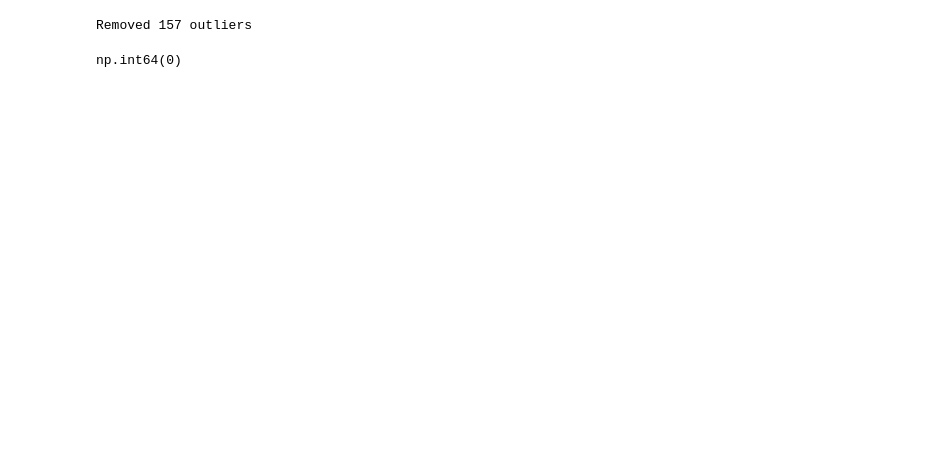
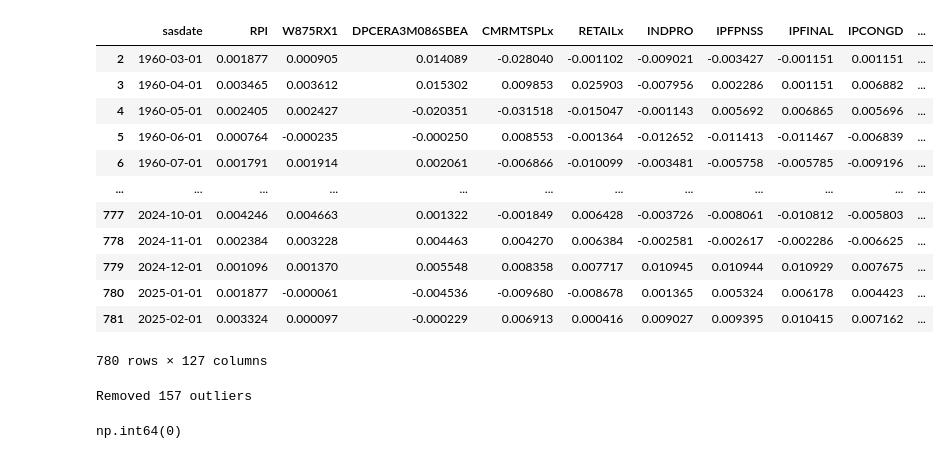
Before and after one commit to J0s3l0r1a/Final_ass., a Jupyter notebook: notebook-in-py.ipynb, the cells around one changed output. Drawn from its saved outputs; the diff is of its cells as text; code cells hidden in the pictures; blank space fills up the shorter version.

Commit message:
remove first 2 and last column from df

```diff
--- a/notebook-in-py.ipynb
+++ b/notebook-in-py.ipynb
@@ -63,6 +64,22 @@ def df_cleaning(df):
 
 
 fredmd, tcode = df_cleaning(df)
+# %%
+fredmd
+# %% [output]
+|  | sasdate | RPI | W875RX1 | DPCERA3M086SBEA | CMRMTSPLx | RETAILx | INDPRO | IPFPNSS | IPFINAL | IPCONGD | ... |
+| 2 | 1960-03-01 | 0.001877 | 0.000905 | 0.014089 | -0.028040 | -0.001102 | -0.009021 | -0.003427 | -0.001151 | 0.001151 | ... |
+| 3 | 1960-04-01 | 0.003465 | 0.003612 | 0.015302 | 0.009853 | 0.025903 | -0.007956 | 0.002286 | 0.001151 | 0.006882 | ... |
+| 4 | 1960-05-01 | 0.002405 | 0.002427 | -0.020351 | -0.031518 | -0.015047 | -0.001143 | 0.005692 | 0.006865 | 0.005696 | ... |
+| 5 | 1960-06-01 | 0.000764 | -0.000235 | -0.000250 | 0.008553 | -0.001364 | -0.012652 | -0.011413 | -0.011467 | -0.006839 | ... |
+| 6 | 1960-07-01 | 0.001791 | 0.001914 | 0.002061 | -0.006866 | -0.010099 | -0.003481 | -0.005758 | -0.005785 | -0.009196 | ... |
+| ... | ... | ... | ... | ... | ... | ... | ... | ... | ... | ... | ... |
+| 777 | 2024-10-01 | 0.004246 | 0.004663 | 0.001322 | -0.001849 | 0.006428 | -0.003726 | -0.008061 | -0.010812 | -0.005803 | ... |
+| 778 | 2024-11-01 | 0.002384 | 0.003228 | 0.004463 | 0.004270 | 0.006384 | -0.002581 | -0.002617 | -0.002286 | -0.006625 | ... |
+| 779 | 2024-12-01 | 0.001096 | 0.001370 | 0.005548 | 0.008358 | 0.007717 | 0.010945 | 0.010944 | 0.010929 | 0.007675 | ... |
+| 780 | 2025-01-01 | 0.001877 | -0.000061 | -0.004536 | -0.009680 | -0.008678 | 0.001365 | 0.005324 | 0.006178 | 0.004423 | ... |
+| 781 | 2025-02-01 | 0.003324 | 0.000097 | -0.000229 | 0.006913 | 0.000416 | 0.009027 | 0.009395 | 0.010415 | 0.007162 | ... |
+780 rows × 127 columns
 # %%
 def mark_outliers_as_missing(df:pd.DataFrame, k:int = 10.0):
     """
```
Also changed, not shown: parts of 9 cells of this notebook.
